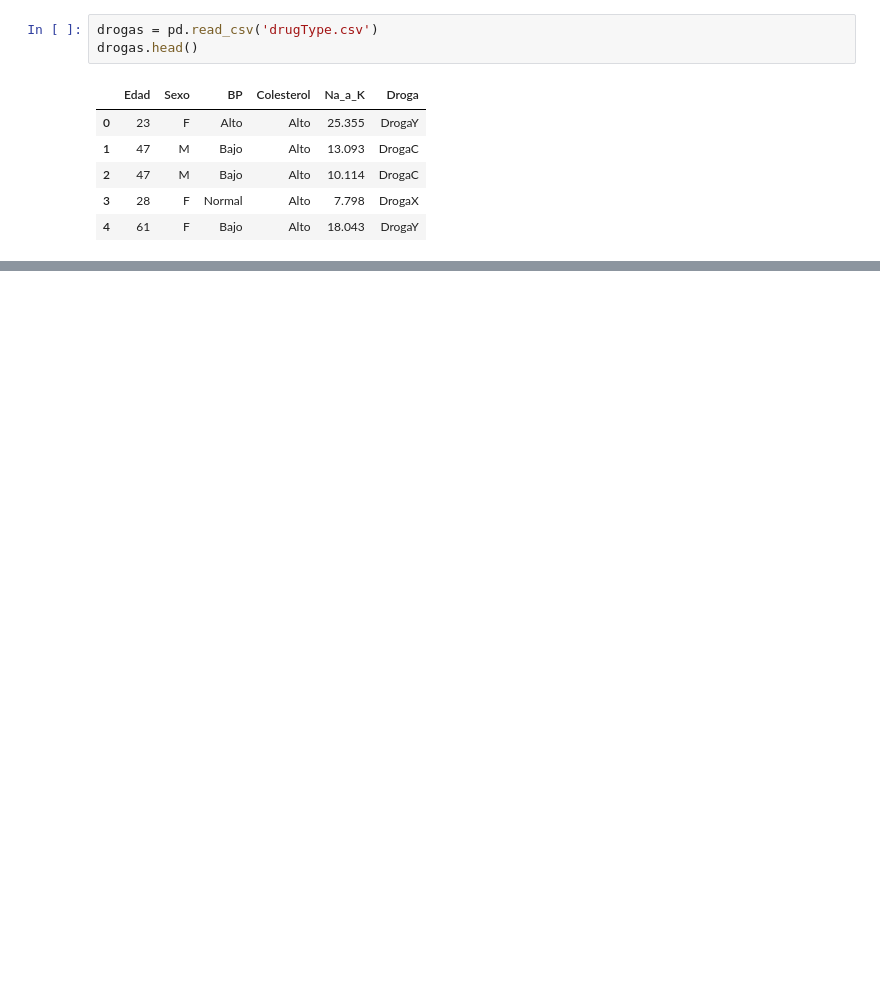
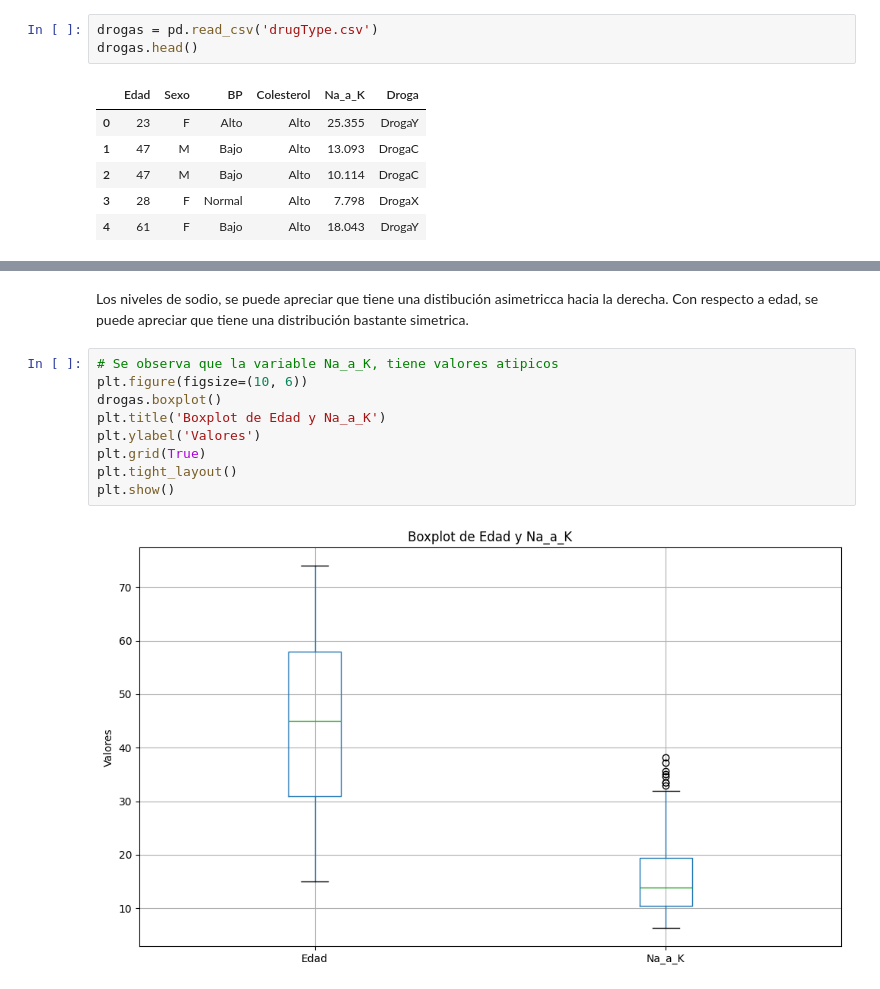
Before and after one commit to Kabarou/TP2_Mineria, a Jupyter notebook: tp2_mineria.ipynb, the cells around one changed output, grey strips where cells are left out. Saved outputs shown, nothing was run; the diff lists cells and outputs as text; blank space fills up the shorter version.

```diff
--- a/tp2_mineria.ipynb
+++ b/tp2_mineria.ipynb
@@ -193,0 +251,14 @@ memory usage: 9.5+ KB
+# %% [markdown]
+Los niveles de sodio, se puede apreciar que tiene una distibución asimetricca hacia la derecha.
+Con respecto a edad, se puede apreciar que tiene una distribución bastante simetrica.
+# %%
+# Se observa que la variable Na_a_K, tiene valores atipicos
+plt.figure(figsize=(10, 6))
+drogas.boxplot()
+plt.title('Boxplot de Edad y Na_a_K')
+plt.ylabel('Valores')
+plt.grid(True)
+plt.tight_layout()
+plt.show()
+# %% [output]
+[figure, added]
```
Also changed, not shown: parts of 29 cells of this notebook.
